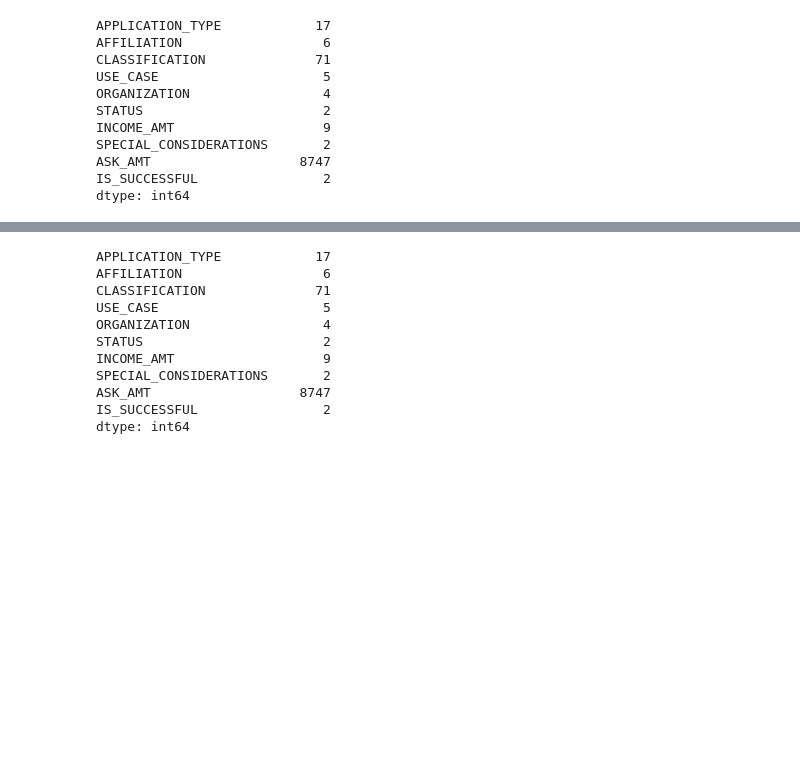
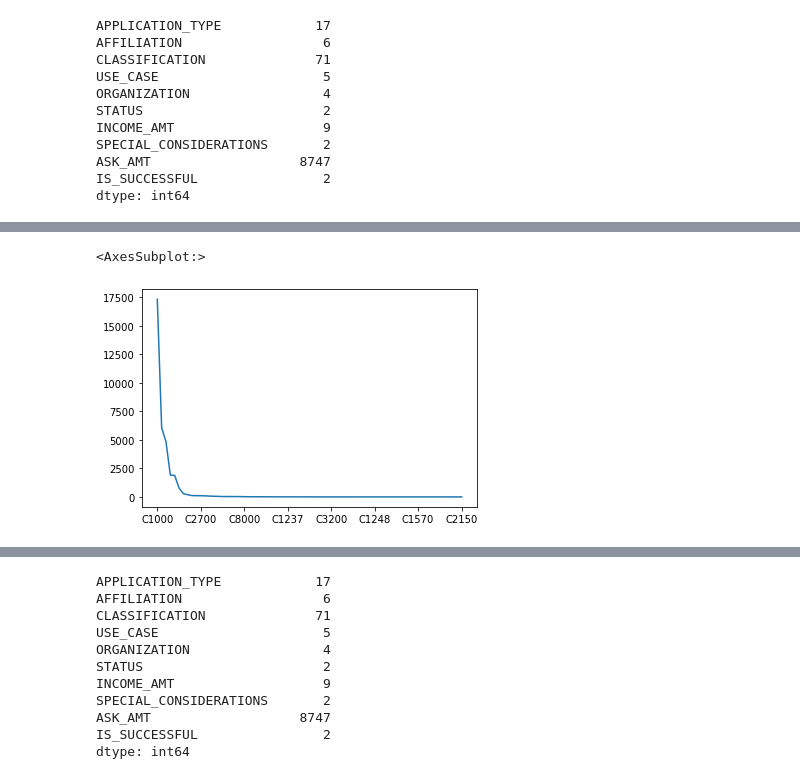
Before and after one commit to ianakt/Neural_Network_Charity_Analysis, a Jupyter notebook: AlphabetSoupCharity.ipynb, the cells around one changed output, grey strips where cells are left out. Drawn from its saved outputs; the diff is of its cells as text; code cells hidden in the pictures; blank space fills up the shorter version.

```diff
--- a/AlphabetSoupCharity.ipynb
+++ b/AlphabetSoupCharity.ipynb
@@ -101,0 +72,11 @@ Name: STATUS, dtype: int64
+# %%
+# Determine which values to replace if counts are less than ...?
+#  YOUR CODE GOES HERE
+replace_application = application_df.APPLICATION_TYPE.value_counts()[application_df.APPLICATION_TYPE.value_counts() < 527].index.tolist()
+
+# Replace in dataframe
+for app in replace_application:
+    application_df.APPLICATION_TYPE = application_df.APPLICATION_TYPE.replace(app,"Other")
+
+# Check to make sure binning was successful
+application_df.APPLICATION_TYPE.value_counts()
@@ -101,0 +112,9 @@ Name: STATUS, dtype: int64
+# %%
+# Visualize the value counts of CLASSIFICATION
+#  YOUR CODE GOES HERE
+
+#application_df.CLASSIFICATION.value_counts().plot.density()
+application_df.CLASSIFICATION.value_counts().plot()
+# %% [output]
+<AxesSubplot:>
+[figure, added]
```
Also changed, not shown: parts of 22 cells of this notebook, 20 other files.
